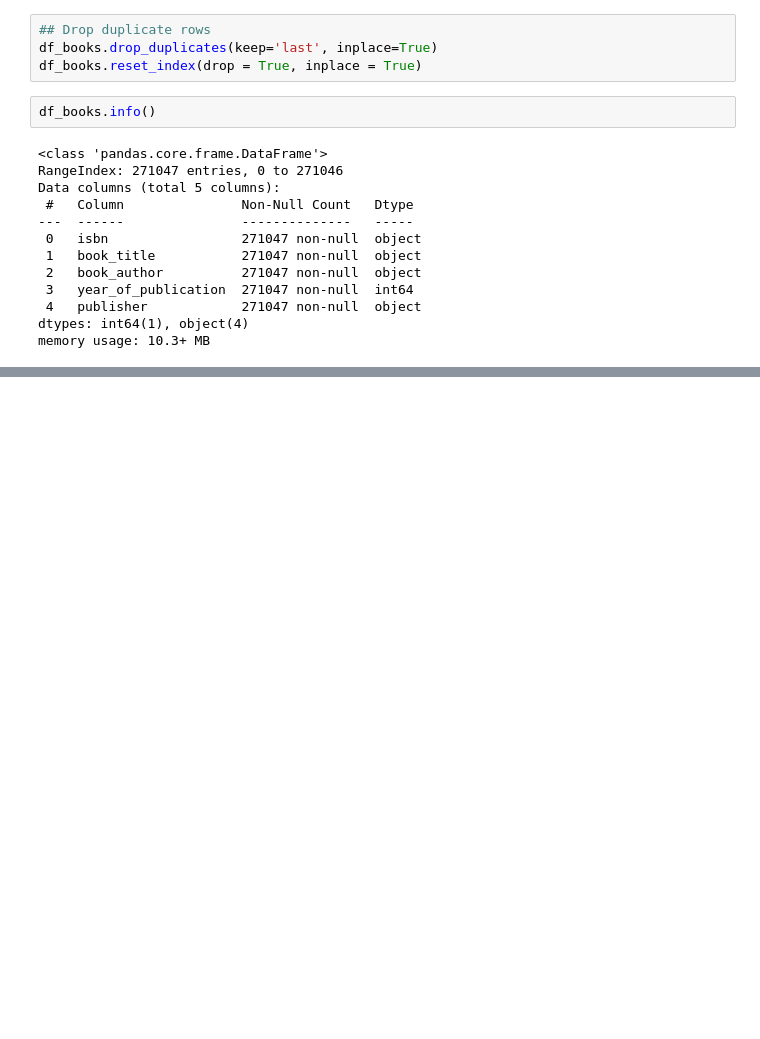
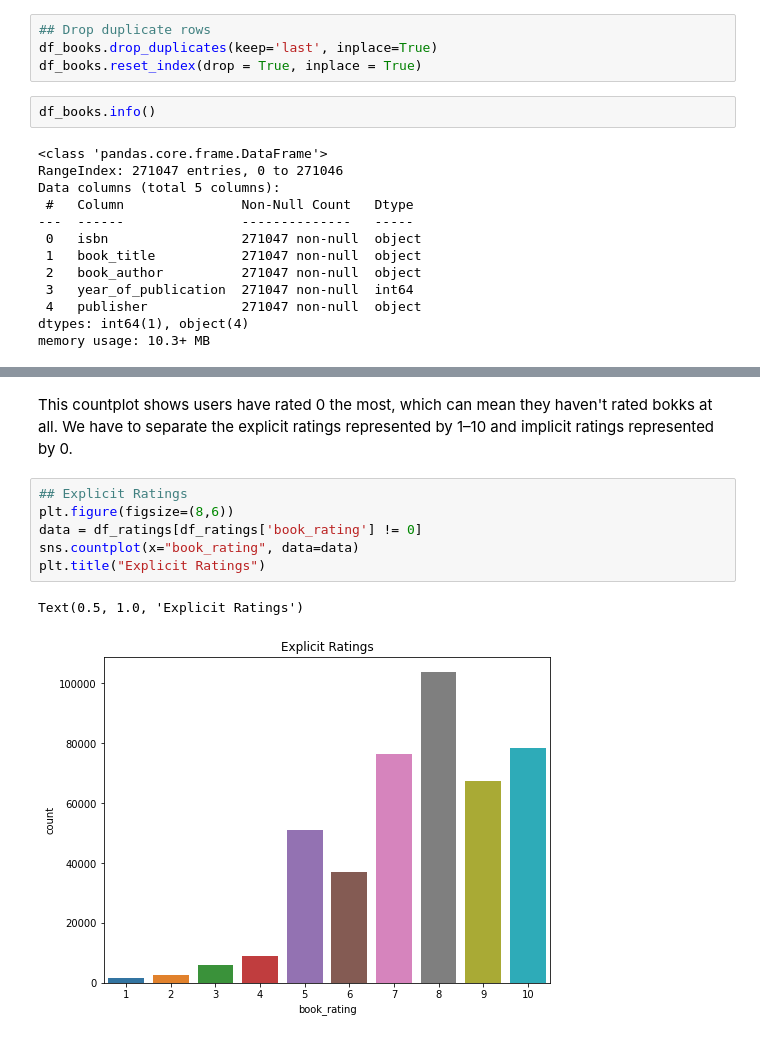
Before and after one commit to shub0411/Book_Recommendation_System, a Jupyter notebook: book_recommedation_system.ipynb, the cells around one changed output, grey strips where cells are left out. Saved outputs shown, nothing was run; the diff lists cells and outputs as text; blank space fills up the shorter version.

```diff
--- a/book_recommedation_system.ipynb
+++ b/book_recommedation_system.ipynb
@@ -318,0 +629,11 @@ memory usage: 10.3+ MB
+# %% [markdown]
+This countplot shows users have rated 0 the most, which can mean they haven't rated bokks at all. We have to separate the explicit ratings represented by 1–10 and implicit ratings represented by 0.
+# %%
+## Explicit Ratings
+plt.figure(figsize=(8,6))
+data = df_ratings[df_ratings['book_rating'] != 0]
+sns.countplot(x="book_rating", data=data)
+plt.title("Explicit Ratings")
+# %% [output]
+Text(0.5, 1.0, 'Explicit Ratings')
+[figure, added]
```
Also changed, not shown: parts of 38 cells of this notebook.
